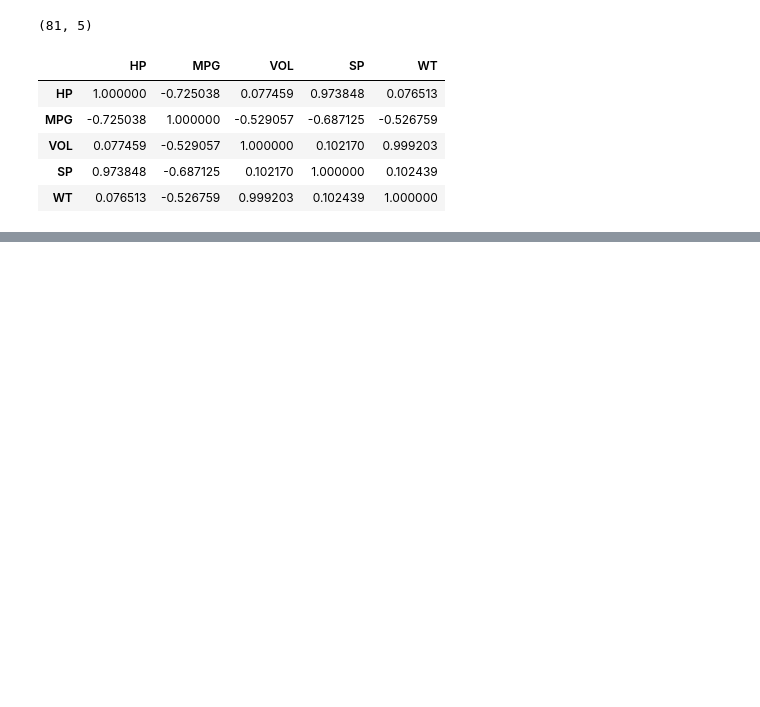
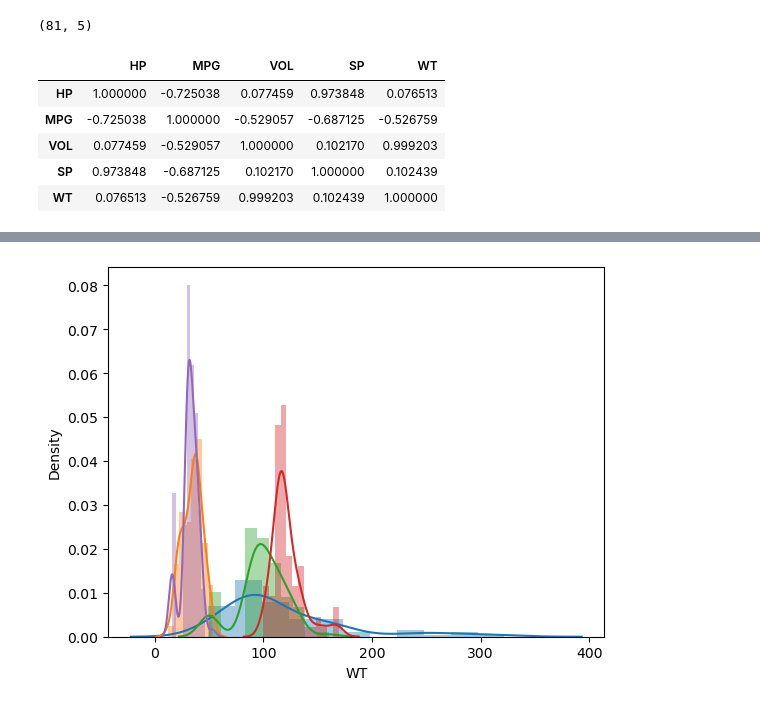
Before and after one commit to preethi-0806/python_example_data_type, a Jupyter notebook: python-19.ipynb, the cells around one changed output, grey strips where cells are left out. Saved outputs shown, nothing was run; the diff lists cells and outputs as text; code cells hidden in the pictures; blank space fills up the shorter version.

```diff
--- a/python-19.ipynb
+++ b/python-19.ipynb
@@ -55,0 +69,9 @@ cars.corr()
+# %%
+sns.distplot(cars['HP'])
+sns.distplot(cars['MPG'])
+sns.distplot(cars['VOL'])
+sns.distplot(cars['SP'])
+sns.distplot(cars['WT'])
+plt.show()
+# %% [output]
+[figure, added]
```
Also changed, not shown: parts of 16 cells of this notebook.
